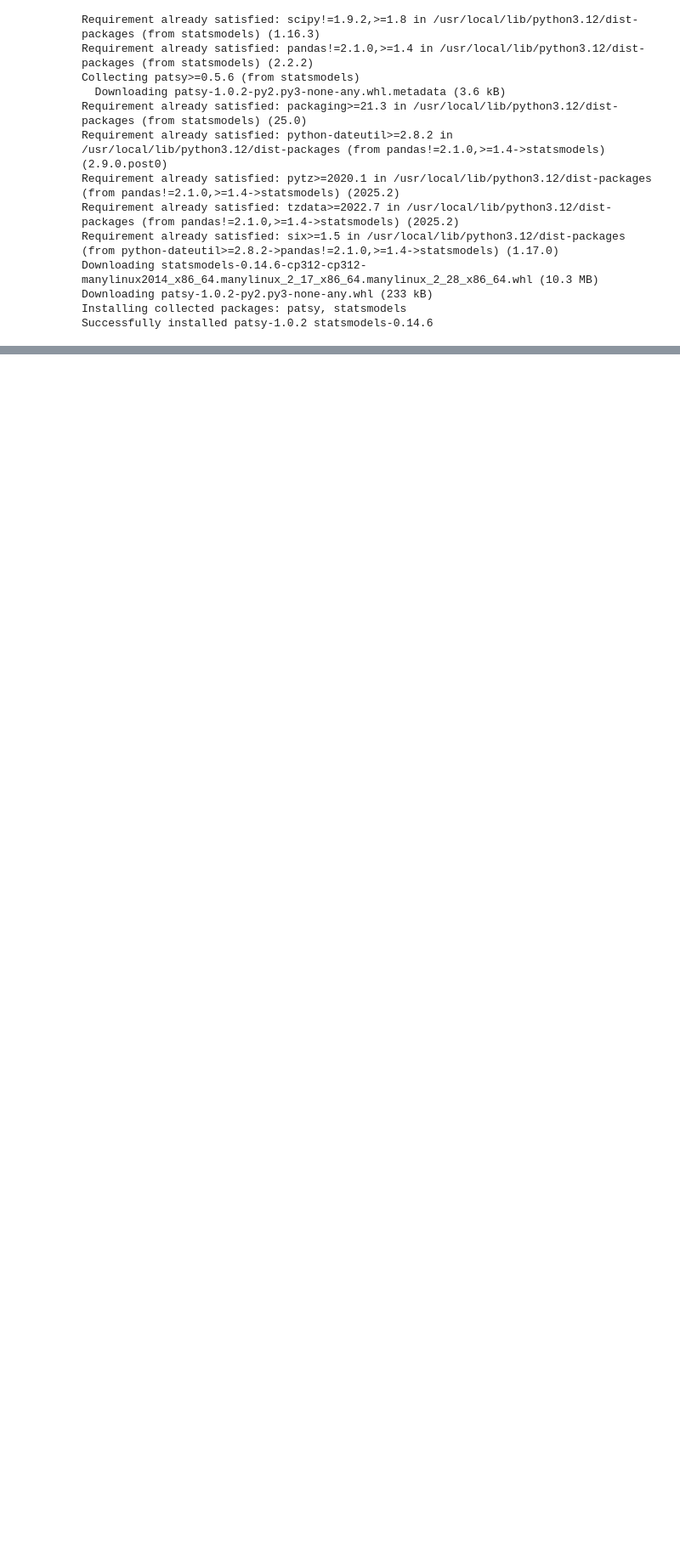
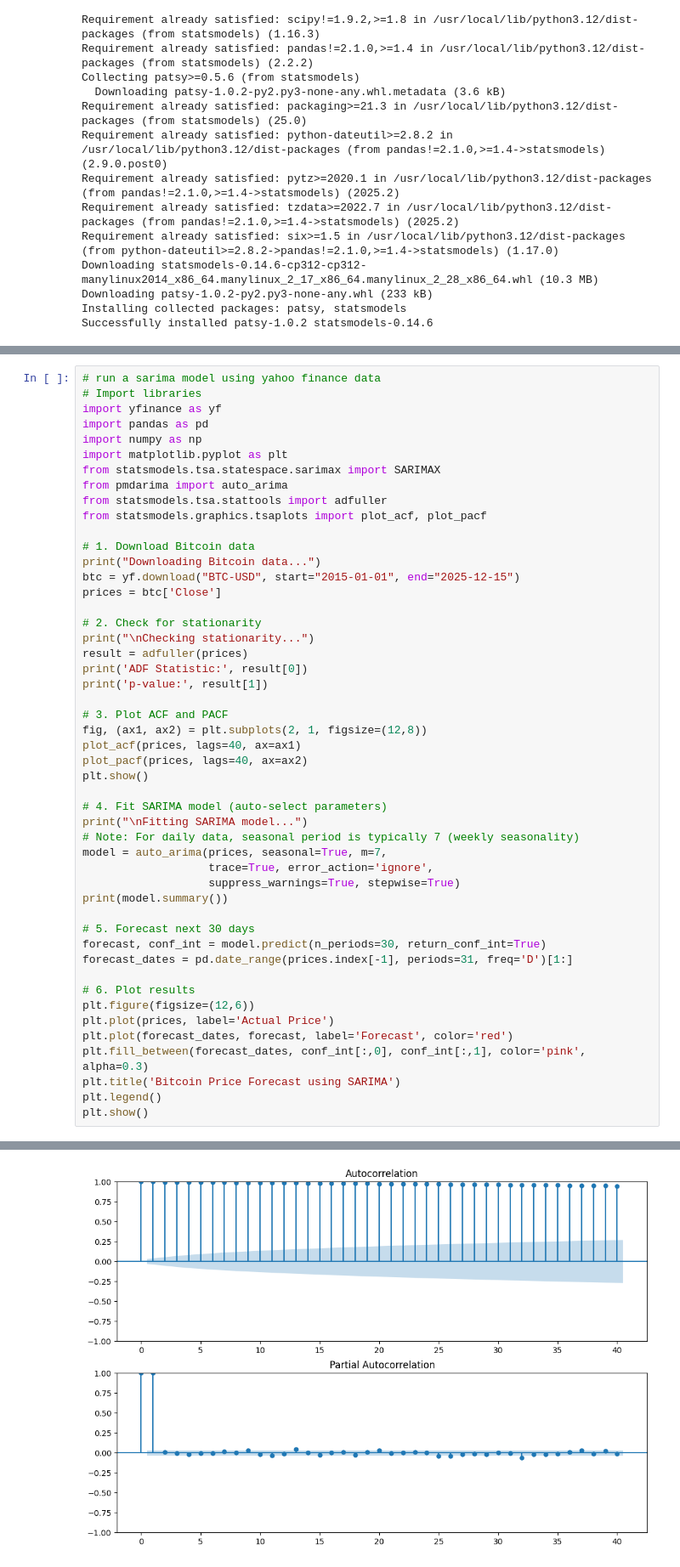
Before and after one commit to ldenarbonne/MLOpengouins, a Jupyter notebook: bitcoin_price_prediction.ipynb, the cells around one changed output, grey strips where cells are left out. Shown at 85% size. Cells and saved outputs as stored; diff of their text form; blank space fills up the shorter version.

```diff
--- a/bitcoin_price_prediction.ipynb
+++ b/bitcoin_price_prediction.ipynb
@@ -447,0 +745,50 @@ Warnings:
+# %%
+# run a sarima model using yahoo finance data
+# Import libraries
+import yfinance as yf
+import pandas as pd
+import numpy as np
+import matplotlib.pyplot as plt
+from statsmodels.tsa.statespace.sarimax import SARIMAX
+from pmdarima import auto_arima
+from statsmodels.tsa.stattools import adfuller
+from statsmodels.graphics.tsaplots import plot_acf, plot_pacf
+
+# 1. Download Bitcoin data
+print("Downloading Bitcoin data...")
+btc = yf.download("BTC-USD", start="2015-01-01", end="2025-12-15")
+prices = btc['Close']
+
+# 2. Check for stationarity
+print("\nChecking stationarity...")
+result = adfuller(prices)
+print('ADF Statistic:', result[0])
+print('p-value:', result[1])
+
+# 3. Plot ACF and PACF
+fig, (ax1, ax2) = plt.subplots(2, 1, figsize=(12,8))
+plot_acf(prices, lags=40, ax=ax1)
+plot_pacf(prices, lags=40, ax=ax2)
+plt.show()
+
+# 4. Fit SARIMA model (auto-select parameters)
+print("\nFitting SARIMA model...")
+# Note: For daily data, seasonal period is typically 7 (weekly seasonality)
+model = auto_arima(prices, seasonal=True, m=7,
+                   trace=True, error_action='ignore',
+                   suppress_warnings=True, stepwise=True)
+print(model.summary())
+
+# 5. Forecast next 30 days
+forecast, conf_int = model.predict(n_periods=30, return_conf_int=True)
+forecast_dates = pd.date_range(prices.index[-1], periods=31, freq='D')[1:]
+
+# 6. Plot results
+plt.figure(figsize=(12,6))
+plt.plot(prices, label='Actual Price')
+plt.plot(forecast_dates, forecast, label='Forecast', color='red')
+plt.fill_between(forecast_dates, conf_int[:,0], conf_int[:,1], color='pink', alpha=0.3)
+plt.title('Bitcoin Price Forecast using SARIMA')
+plt.legend()
+plt.show()
+# %% [output]
@@ -447,0 +801 @@ Warnings:
+[figure, added]
```
Also changed, not shown: parts of 27 cells of this notebook.
